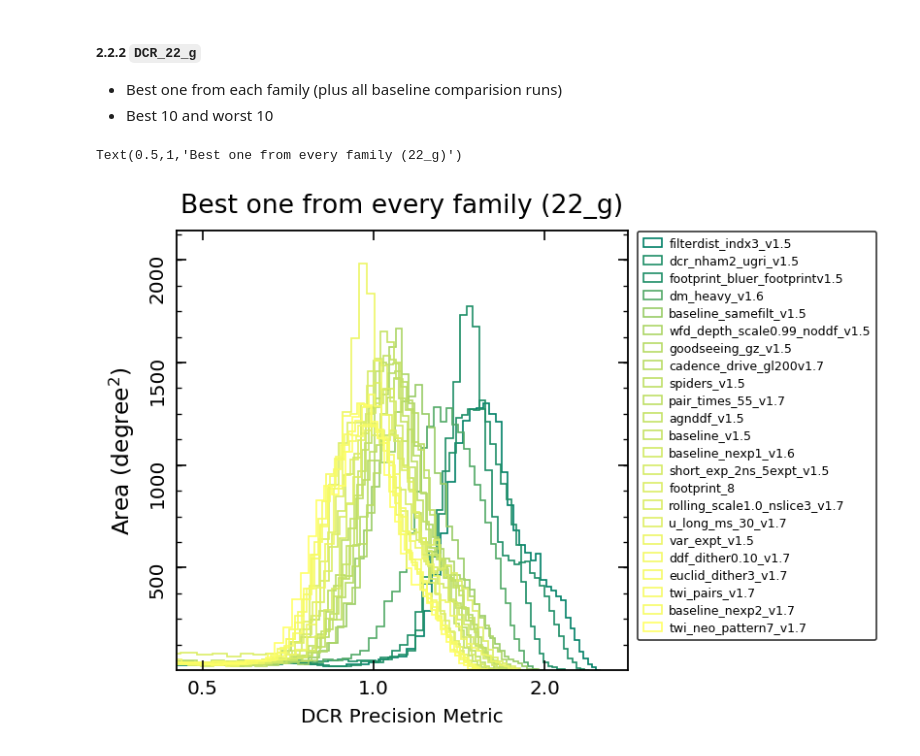
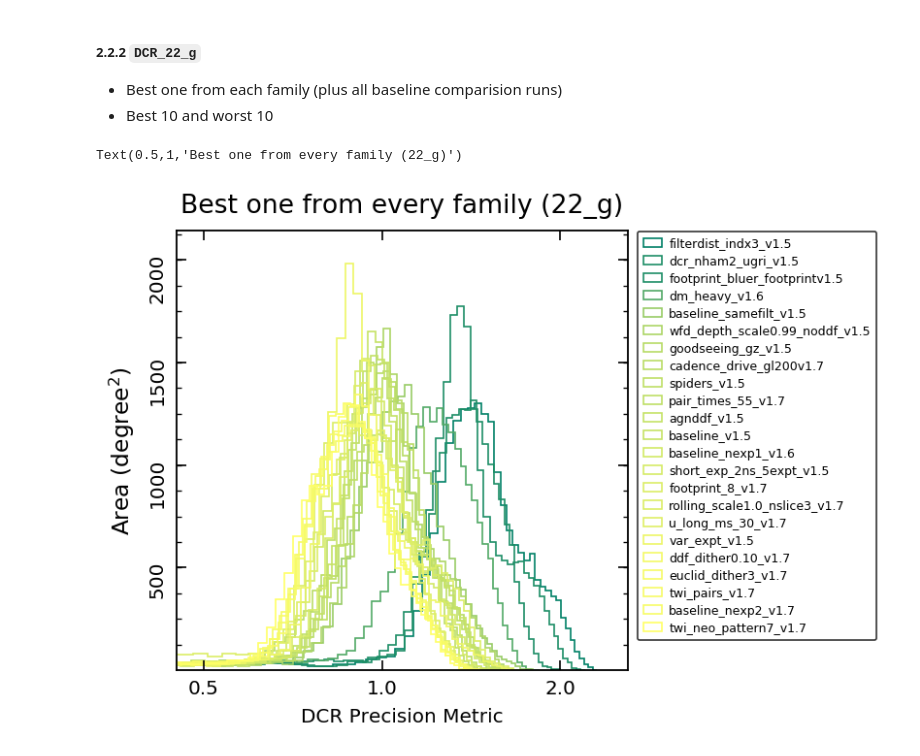
Before and after one commit to RichardsGroup/LSST_DCR, a Jupyter notebook: notebooks/03_Analyze_WFD.ipynb, the cells around one changed output. Drawn from its saved outputs; the diff is of its cells as text; code cells hidden in the pictures.

```diff
--- a/notebooks/03_Analyze_WFD.ipynb
+++ b/notebooks/03_Analyze_WFD.ipynb
@@ -146,7 +146,7 @@ summary_df_all = summary_df_all.sort_values('family').set_index('runName')
 #### 2.2 Pick the best (according to median values) from each family and plot summary/distributions
 # %%
 # define normalizing run
-norm_run = 'baseline_2snaps_v1.5_10yrs'
+norm_run = 'baseline_v1.5_10yrs'
 norm_metric_u = summary_df_all.loc[norm_run, 'DCR_22.15_u_Median']
 norm_metric_g = summary_df_all.loc[norm_run, 'DCR_22_g_Median']
 # %% [markdown]
@@ -186,11 +186,11 @@ for run in best_u_family.index:
 
     c = mpl.cm.summer(uNorm(best_u_family.loc[run, 'DCR_22.15_u_Median']))
     ax.hist(norm_metric_u/data, bins=bins, histtype='step', color=c,
-             density=density, label=f"{run.rsplit('_', 1)[0]}")
+             density=density, label=f"{run[:run.find('v1.')+4]}")
 
 # tick & format
 ax.set_xscale('log', basex=10)
-ax.set_xbound(lower=0.45, upper=3.75)
+ax.set_xbound(lower=0.35, upper=3.1)
 ax.tick_params(top=True, right=True, which='both')
 ax.xaxis.set_major_locator(plt.FixedLocator([0.5, 1, 2, 3.5]))
 ax.xaxis.set_major_formatter(plt.FormatStrFormatter('%.1f'))
@@ -235,7 +235,7 @@ for run in summary_df_all.index[:10]:
 
     c = mpl.cm.summer(uNormAll(summary_df_all.loc[run, 'DCR_22.15_u_Median']))
     ax.hist(norm_metric_u/data, bins=bins, histtype='step', color=c,
-             density=density, label=f"{run.rsplit('_', 1)[0]}")
+             density=density, label=f"{run[:run.find('v1.')+4]}")
 
 # plot worst 10
 for run in summary_df_all.index[-10:]:
@@ -251,12 +251,12 @@ for run in summary_df_all.index[-10:]:
 
     c = mpl.cm.summer(uNormAll(summary_df_all.loc[run, 'DCR_22.15_u_Median']))
     ax.hist(norm_metric_u/data, bins=bins, histtype='step', color=c,
-             density=density, label=f"{run.rsplit('_', 1)[0]}")
+             density=density, label=f"{run[:run.find('v1.')+4]}")
 
 
 # tick & format
 ax.set_xscale('log', basex=10)
-ax.set_xbound(lower=0.45, upper=3.75)
+ax.set_xbound(lower=0.35, upper=3.1)
 ax.tick_params(top=True, right=True, which='both')
 ax.xaxis.set_major_locator(plt.FixedLocator([0.5, 1, 2, 3.5]))
 ax.xaxis.set_major_formatter(plt.FormatStrFormatter('%.1f'))
@@ -303,36 +303,36 @@ for run in best_g_family.index:
     # match keys
     keys = [*final_bundleDicts[run].keys()]
     metricKey = [elem for elem in keys if elem[1] == 'DCR_22_g'][0]
 
     # need to mask the pixels that have no available data
     mask = final_bundleDicts[run][metricKey].metricValues.mask
     data = final_bundleDicts[run][metricKey].metricValues.data[~mask]
     data = data[~(np.isnan(data) | np.isinf(data))]
 
     c = mpl.cm.summer(gNorm(best_g_family.loc[run, 'DCR_22_g_Median']))
     ax.hist(norm_metric_g/data, bins=bins, histtype='step', color=c,
-            density=density, label=f"{run.rsplit('_', 1)[0]}")
+            density=density, label=f"{run[:run.find('v1.')+4]}")
 
 # tick & format
 ax.set_xscale('log', basex=10)
-ax.set_xbound(lower=0.45, upper=2.8)
+ax.set_xbound(lower=0.45, upper=2.6)
 ax.tick_params(top=True, right=True, which='both')
 ax.xaxis.set_major_locator(plt.FixedLocator([0.5, 1, 2, 3.5]))
 ax.xaxis.set_major_formatter(plt.FormatStrFormatter('%.1f'))
 ax.xaxis.set_minor_locator(plt.NullLocator())
 
 # label & legend
 ax.set_xlabel('DCR Precision Metric', fontsize=12)
 ax.legend(fontsize=7.5, bbox_to_anchor=(1.0, 1.02), edgecolor='k', loc=2, labelspacing=0.4)
 
 ax.yaxis.set_major_locator(plt.FixedLocator(np.array([500, 1000, 1500, 2000])/(54.967783/60)**2))
 y_vals = ax.get_yticks()
 ax.set_yticklabels(['{:.0f}'.format(x * (54.967783/60)**2) for x in y_vals], rotation=90)
 ax.set_ylabel('Area ($\mathrm{degree^{2}}$)', labelpad=7)
 plt.title('Best one from every family (22_g)')
 # %% [output]
 Text(0.5,1,'Best one from every family (22_g)')
-[figure, old version]
+[figure, new version]
 # %%
 # plot distribution
 fig, ax = plt.subplots(1, 1, figsize=(5, 5), dpi=120)
```
Also changed, not shown: parts of 5 cells of this notebook.
